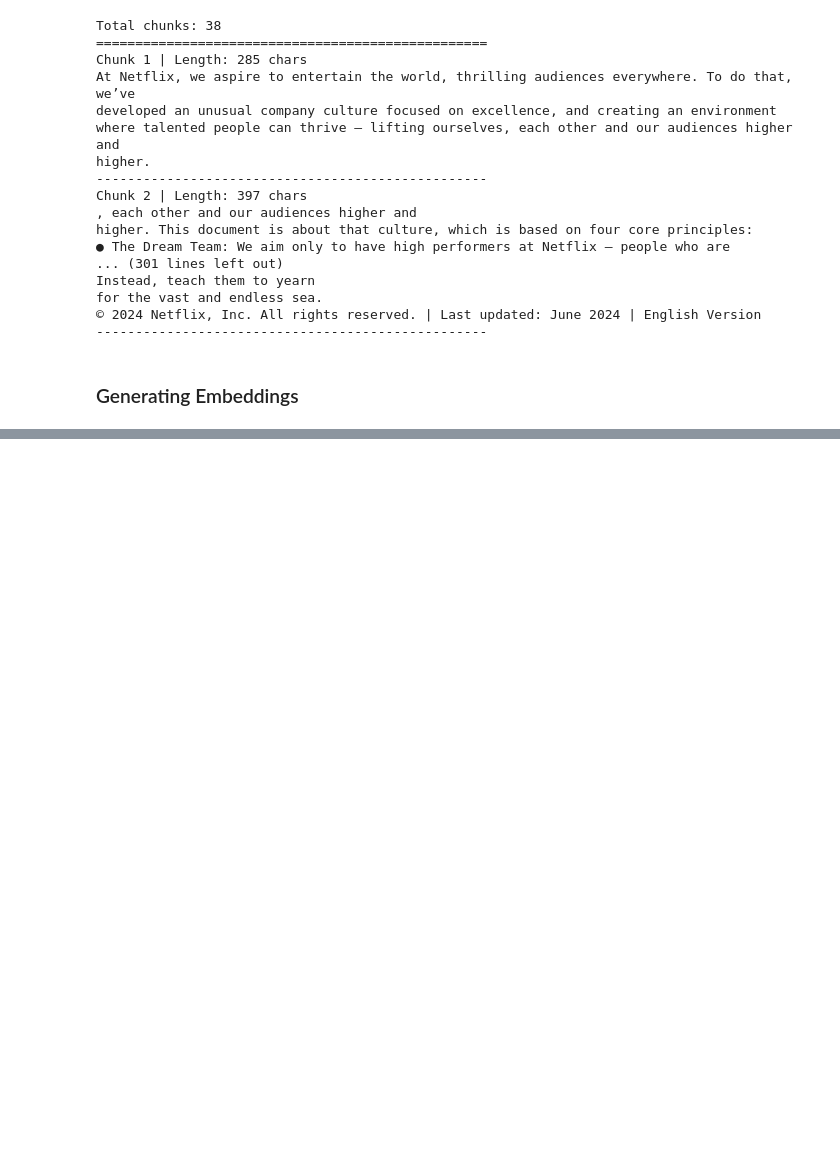
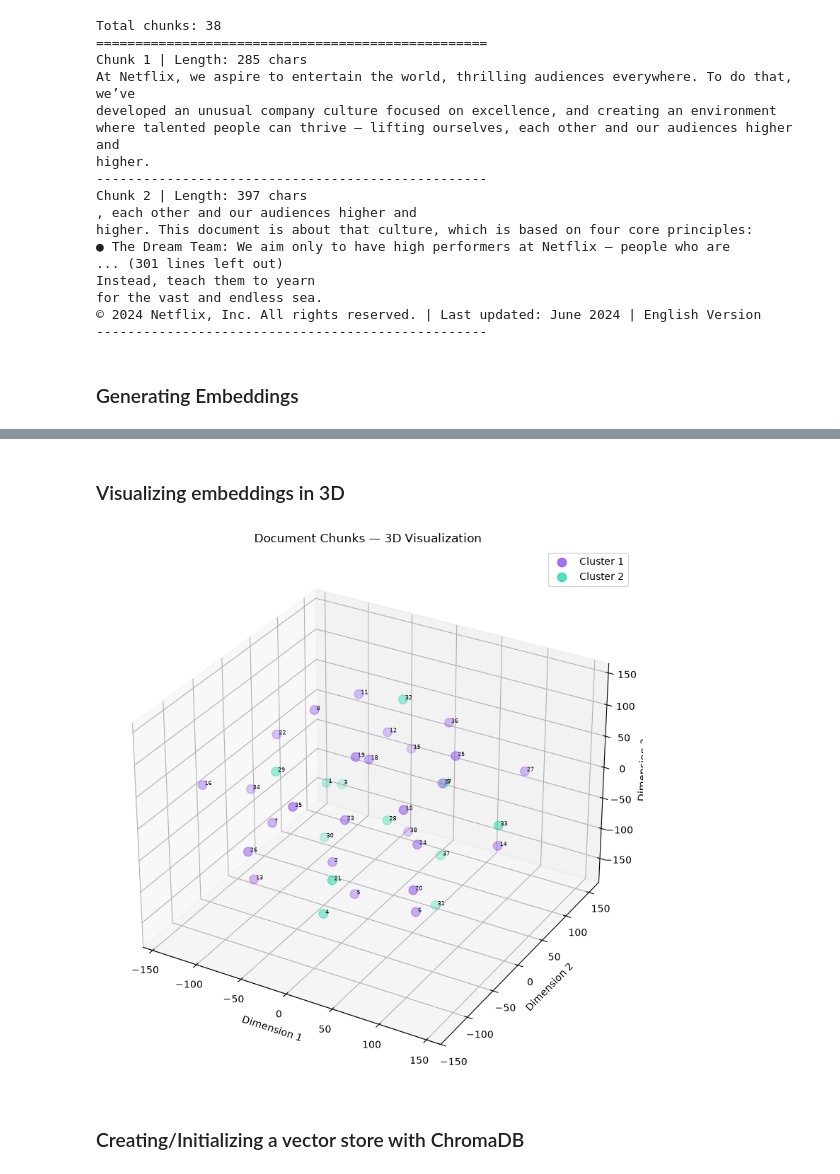
Before and after one commit to PA1393/ai-engineering-sds, a Jupyter notebook: Week-4/RAG.ipynb, the cells around one changed output, grey strips where cells are left out. Saved outputs shown, nothing was run; the diff lists cells and outputs as text; code cells hidden in the pictures; blank space fills up the shorter version.

```diff
--- a/Week-4/RAG.ipynb
+++ b/Week-4/RAG.ipynb
@@ -311,0 +381,47 @@ print(f"Each embedding has {len(embeddings[0])} dimensions")
+# %% [markdown]
+### Visualizing embeddings in 3D
+# %%
+import numpy as np
+import matplotlib.pyplot as plt
+from sklearn.manifold import TSNE
+from sklearn.cluster import KMeans
+from mpl_toolkits.mplot3d import Axes3D
+
+embedding_matrix = np.array(embeddings)
+
+tsne = TSNE(n_components=3, random_state=42)
+embeddings_3d = tsne.fit_transform(embedding_matrix)
+
+kmeans = KMeans(n_clusters=2, random_state=42)
+cluster_labels = kmeans.fit_predict(embedding_matrix)
+
+colors = ['#7c3aed', '#06d6a0']
+fig = plt.figure(figsize=(12, 8))
+ax = fig.add_subplot(111, projection='3d')
+
+for cluster_id in [0, 1]:
+    mask = cluster_labels == cluster_id
+    ax.scatter(
+        embeddings_3d[mask, 0],
+        embeddings_3d[mask, 1],
+        embeddings_3d[mask, 2],
+        color=colors[cluster_id],
+        label=f"Cluster {cluster_id + 1}",
+        alpha=0.7,
+        s=80
+    )
+
+for i, (x, y, z) in enumerate(embeddings_3d):
+    ax.text(x, y, z, f" {i+1}", fontsize=6)
+
+ax.set_title("Document Chunks — 3D Visualization")
+ax.set_xlabel("Dimension 1")
+ax.set_ylabel("Dimension 2")
+ax.set_zlabel("Dimension 3")
+ax.legend()
+plt.tight_layout()
+plt.show()
+# %% [output]
+[figure, added]
+# %% [markdown]
+### Creating/Initializing a vector store with ChromaDB
```
Also changed, not shown: parts of 12 cells of this notebook, 2 other files.
